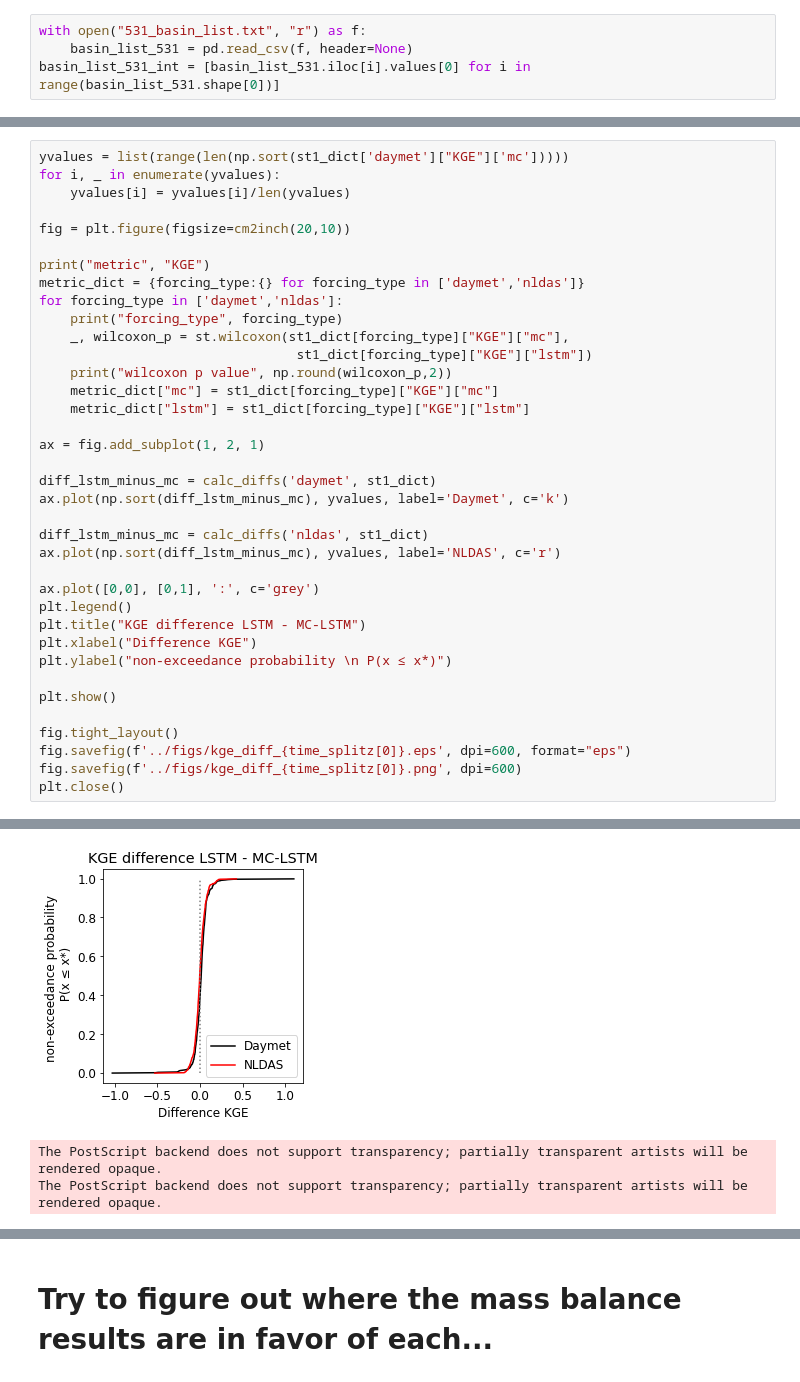
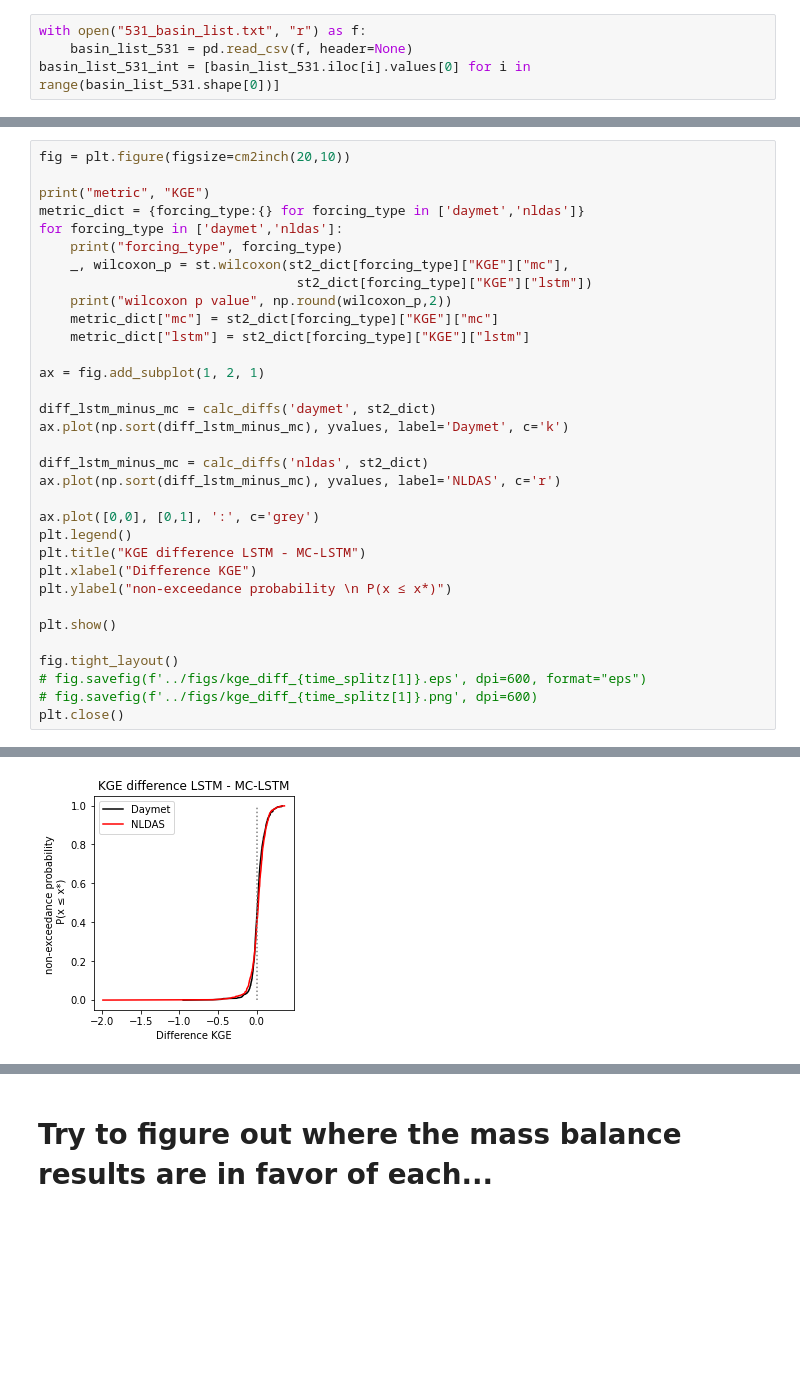
Before and after one commit to jmframe/mclstm_2021_mass_balance, a Jupyter notebook: results/make_figures.ipynb, the cells around one changed output, grey strips where cells are left out. Saved outputs shown, nothing was run; the diff lists cells and outputs as text; blank space fills up the shorter version.

```diff
--- a/results/make_figures.ipynb
+++ b/results/make_figures.ipynb
@@ -819,26 +1097,22 @@ mean_mc_better_than_lstm 0.0
 # %%
-yvalues = list(range(len(np.sort(st1_dict['daymet']["KGE"]['mc']))))
-for i, _ in enumerate(yvalues):
-    yvalues[i] = yvalues[i]/len(yvalues)
-
 fig = plt.figure(figsize=cm2inch(20,10))
 
 print("metric", "KGE")
 metric_dict = {forcing_type:{} for forcing_type in ['daymet','nldas']}
 for forcing_type in ['daymet','nldas']:
     print("forcing_type", forcing_type)
-    _, wilcoxon_p = st.wilcoxon(st1_dict[forcing_type]["KGE"]["mc"],
-                                 st1_dict[forcing_type]["KGE"]["lstm"])
+    _, wilcoxon_p = st.wilcoxon(st2_dict[forcing_type]["KGE"]["mc"],
+                                 st2_dict[forcing_type]["KGE"]["lstm"])
     print("wilcoxon p value", np.round(wilcoxon_p,2))
-    metric_dict["mc"] = st1_dict[forcing_type]["KGE"]["mc"]
-    metric_dict["lstm"] = st1_dict[forcing_type]["KGE"]["lstm"]
+    metric_dict["mc"] = st2_dict[forcing_type]["KGE"]["mc"]
+    metric_dict["lstm"] = st2_dict[forcing_type]["KGE"]["lstm"]
 
 ax = fig.add_subplot(1, 2, 1)
 
-diff_lstm_minus_mc = calc_diffs('daymet', st1_dict)
+diff_lstm_minus_mc = calc_diffs('daymet', st2_dict)
 ax.plot(np.sort(diff_lstm_minus_mc), yvalues, label='Daymet', c='k')
 
-diff_lstm_minus_mc = calc_diffs('nldas', st1_dict)
+diff_lstm_minus_mc = calc_diffs('nldas', st2_dict)
 ax.plot(np.sort(diff_lstm_minus_mc), yvalues, label='NLDAS', c='r')
 
 ax.plot([0,0], [0,1], ':', c='grey')
@@ -850,8 +1124,8 @@ plt.ylabel("non-exceedance probability \n P(x ≤ x*)")
 plt.show()
 
 fig.tight_layout()
-fig.savefig(f'../figs/kge_diff_{time_splitz[0]}.eps', dpi=600, format="eps")
-fig.savefig(f'../figs/kge_diff_{time_splitz[0]}.png', dpi=600)
+# fig.savefig(f'../figs/kge_diff_{time_splitz[1]}.eps', dpi=600, format="eps")
+# fig.savefig(f'../figs/kge_diff_{time_splitz[1]}.png', dpi=600)
 plt.close()
 # %% [output]
 metric KGE
@@ -872,3 +1136 @@ mean_mc_better_than_lstm 0.05
-[figure, old version]
+[figure, new version]
-The PostScript backend does not support transparency; partially transparent artists will be rendered opaque.
-The PostScript backend does not support transparency; partially transparent artists will be rendered opaque.
```
Also changed, not shown: parts of 21 cells of this notebook.
